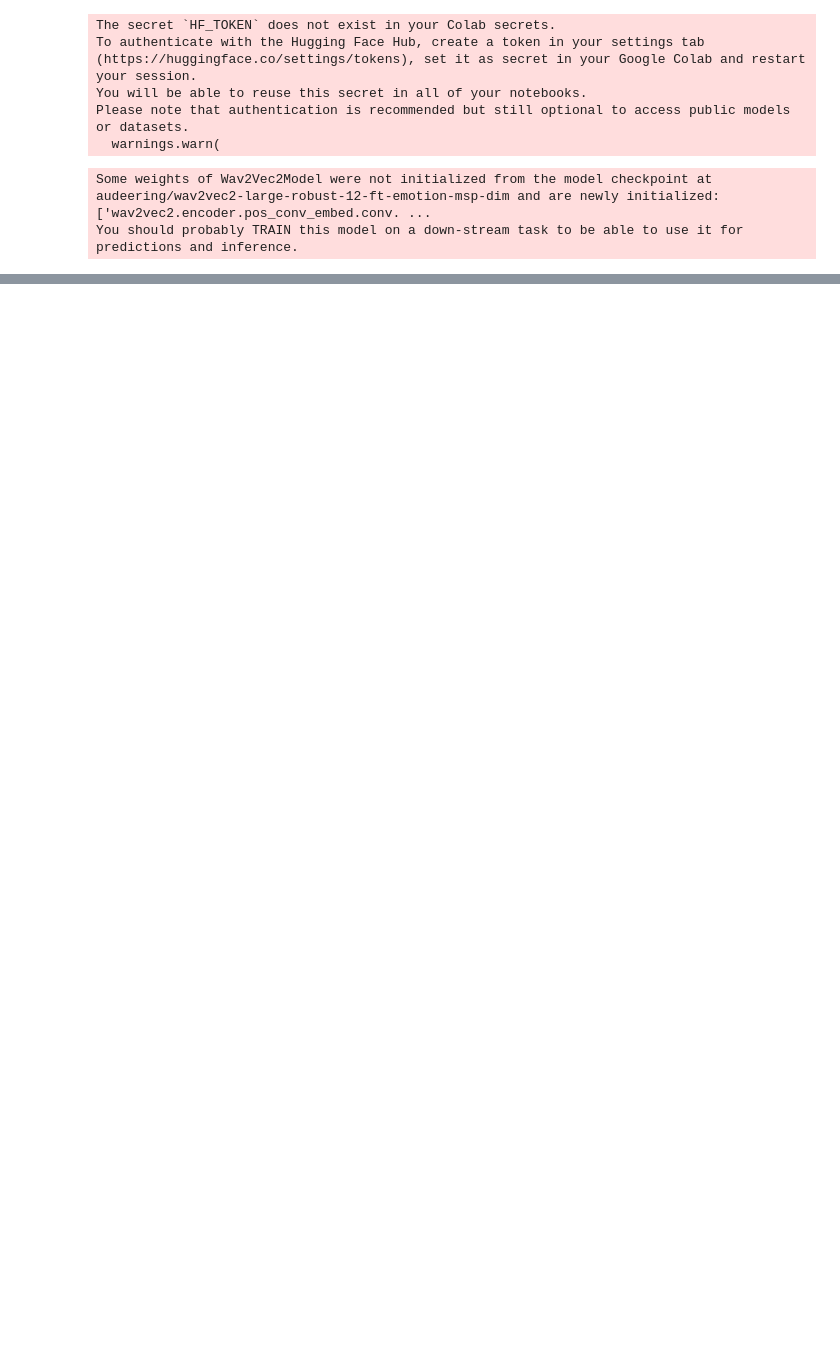
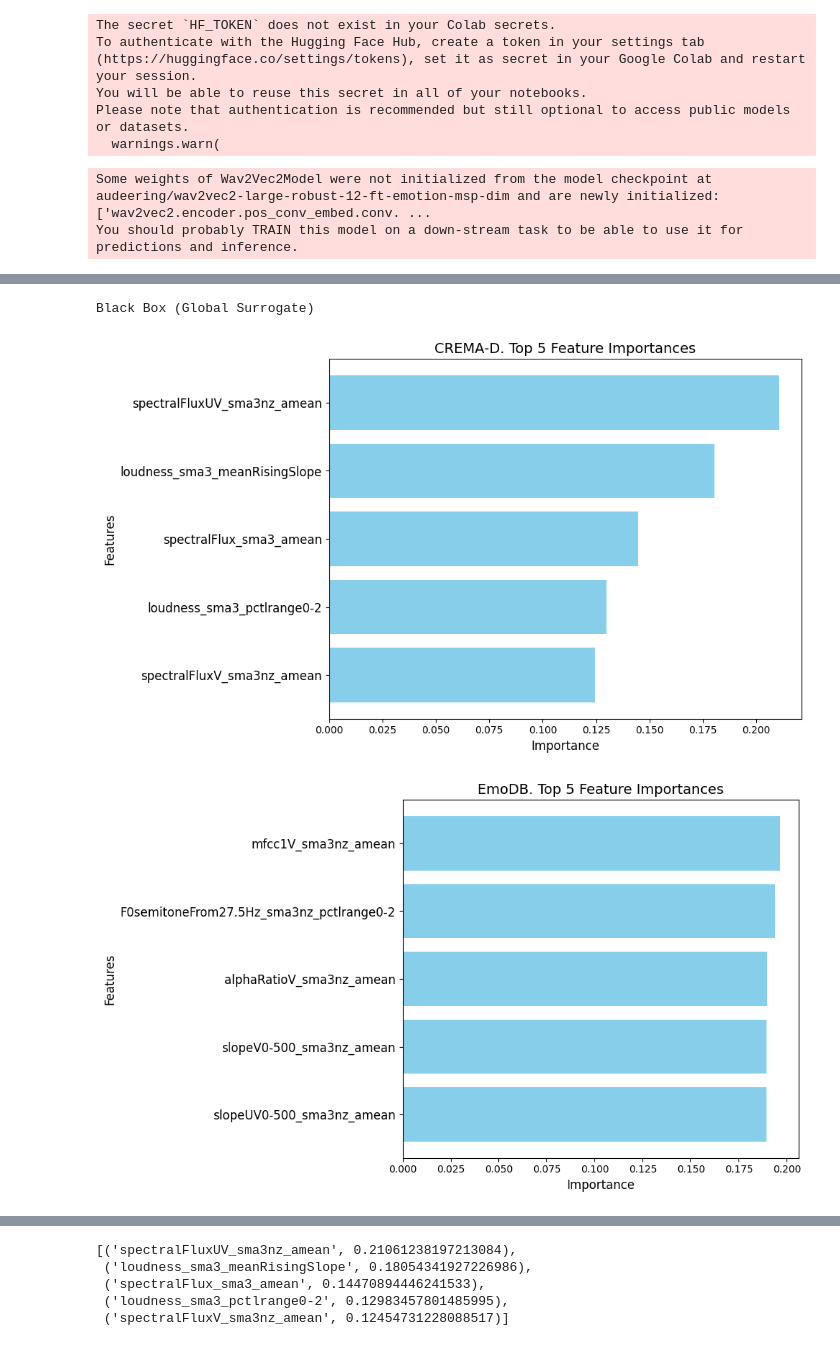
Before and after one commit to Captaindoggo/CUSSer, a Jupyter notebook: wav2vec_emotion_classifier.ipynb, the cells around one changed output, grey strips where cells are left out. Saved outputs shown, nothing was run; the diff lists cells and outputs as text; code cells hidden in the pictures; blank space fills up the shorter version.

```diff
--- a/wav2vec_emotion_classifier.ipynb
+++ b/wav2vec_emotion_classifier.ipynb
@@ -448,0 +889,3 @@ trainer.fit(cls, trainloader, valloader)
+# %%
+ebm_global = ebm_banglaser.explain_global()
+show(ebm_global)
@@ -448,0 +1046,45 @@ trainer.fit(cls, trainloader, valloader)
+# %%
+def return_top_n_feature_importances(ebm, n=5):
+    # Get the global explanation
+    ebm_global = ebm.explain_global()
+
+    # Access feature importances and names
+    feature_importances = ebm_global.data()['scores']
+    feature_names = ebm_global.data()['names']
+
+    # Create a list of (name, importance) tuples
+    features = list(zip(feature_names, feature_importances))
+
+    # Sort features by importance in descending order and get the top 10
+    top_n_features = sorted(features, key=lambda x: x[1], reverse=True)[:n]
+    return top_n_features
+
+
+def plot_top_n_feature_importances(top_n_features, font_size=12, dataset=''):
+    # Separate names and importances for plotting
+    names, importances = zip(*top_n_features)
+
+    # Plotting
+    plt.figure(figsize=(10, 6))
+    plt.barh(range(len(names)), importances, align='center', color='skyblue')
+    plt.yticks(range(len(names)), names, fontsize=font_size)
+    plt.xlabel('Importance', fontsize=font_size)
+    plt.ylabel('Features', fontsize=font_size)
+    plt.title(f'{dataset}. Top {len(names)} Feature Importances', fontsize=font_size + 2)
+    plt.gca().invert_yaxis()  # Invert y-axis to have the highest importance at the top
+    plt.tight_layout()
+    plt.show()
+# %%
+print('Black Box (Global Surrogate)')
+crema_fi = return_top_n_feature_importances(ebm_crema)
+plot_top_n_feature_importances(crema_fi, dataset='CREMA-D')
+
+emodb_fi = return_top_n_feature_importances(ebm_emodb)
+plot_top_n_feature_importances(emodb_fi, dataset='EmoDB')
+
+bangla_fi = return_top_n_feature_importances(ebm_banglaser)
+plot_top_n_feature_importances(bangla_fi, dataset='BanglaSER')
+# %% [output]
+Black Box (Global Surrogate)
+[figure, added]
+[figure, added]
@@ -448,0 +1092,8 @@ trainer.fit(cls, trainloader, valloader)
+# %%
+crema_fi
+# %% [output]
+[('spectralFluxUV_sma3nz_amean', 0.21061238197213084),
+ ('loudness_sma3_meanRisingSlope', 0.18054341927226986),
+ ('spectralFlux_sma3_amean', 0.14470894446241533),
+ ('loudness_sma3_pctlrange0-2', 0.12983457801485995),
+ ('spectralFluxV_sma3nz_amean', 0.12454731228088517)]
```
Also changed, not shown: parts of 104 cells of this notebook, 7 other files.
